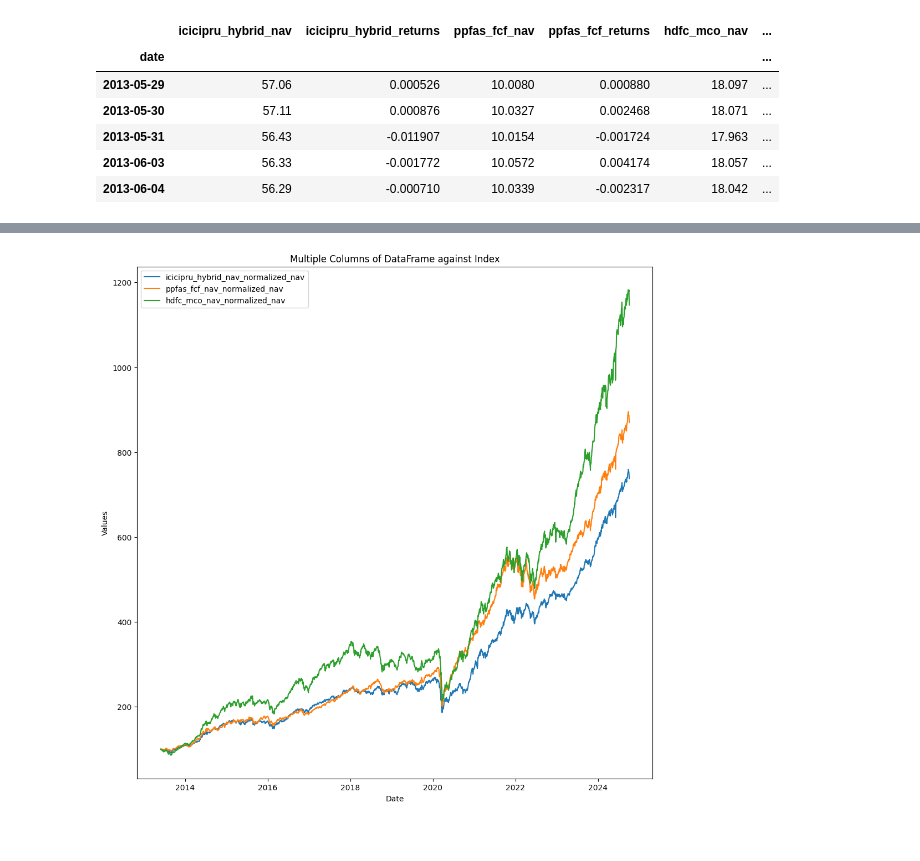
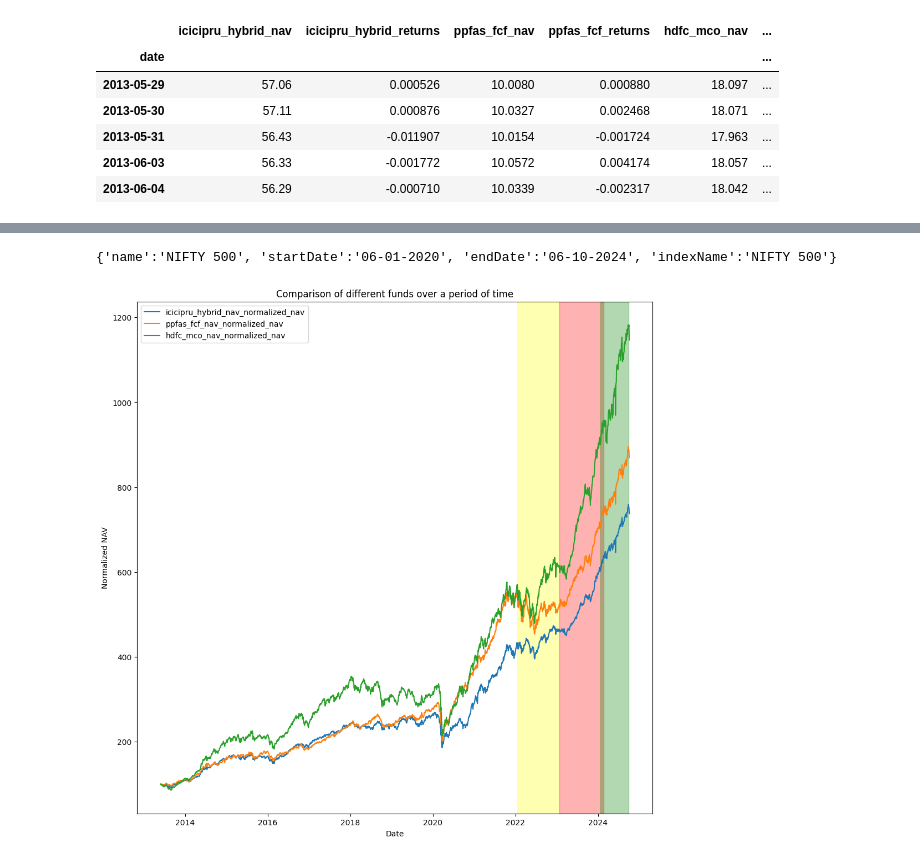
Before and after one commit to akhilesh84/pythonlab, a Jupyter notebook: Notebooks/Finance/Mutual-Funds-Comparison.ipynb, the cells around one changed output, grey strips where cells are left out. Saved outputs shown, nothing was run; the diff lists cells and outputs as text; code cells hidden in the pictures.

```diff
--- a/Notebooks/Finance/Mutual-Funds-Comparison.ipynb
+++ b/Notebooks/Finance/Mutual-Funds-Comparison.ipynb
@@ -100,17 +106,33 @@ df[df.index.weekday == 4].tail()
+# %%
+# Get NIFTY 500 TRI data
+cinfo_instance = CInfo(
+    name="NIFTY 500",
+    start_date="06-01-2020",
+    end_date="06-10-2024",
+    index_name="NIFTY 500"
+)
+
+cinfo_instance
+# %% [output]
+{'name':'NIFTY 500', 'startDate':'06-01-2020', 'endDate':'06-10-2024', 'indexName':'NIFTY 500'}
 # %%
 plt.figure(figsize=(12, 12))
 
 for column in [column_name for column_name in df.columns.tolist() if column_name.endswith('normalized_nav')]:
     plt.plot(df.index, df[column], label=column)
 
 # Customize the plot
 plt.xlabel('Date')
-plt.ylabel('Values')
-plt.title('Multiple Columns of DataFrame against Index')
+plt.ylabel('Normalized NAV')
+plt.title('Comparison of different funds over a period of time')
 plt.legend()
 plt.grid(False)
 
+plt.axvspan('2022-01-15', '2023-01-25', color='yellow', alpha=0.3, label='Consolidation')
+plt.axvspan('2023-01-26', '2024-02-20', color='red', alpha=0.3, label='Correction')
+plt.axvspan('2024-01-21', '2024-09-28', color='green', alpha=0.3, label='Bull Run')
+
 # Display the plot
 plt.show()
 # %% [output]
-[figure, old version]
+[figure, new version]
```
Also changed, not shown: parts of 3 cells of this notebook.
